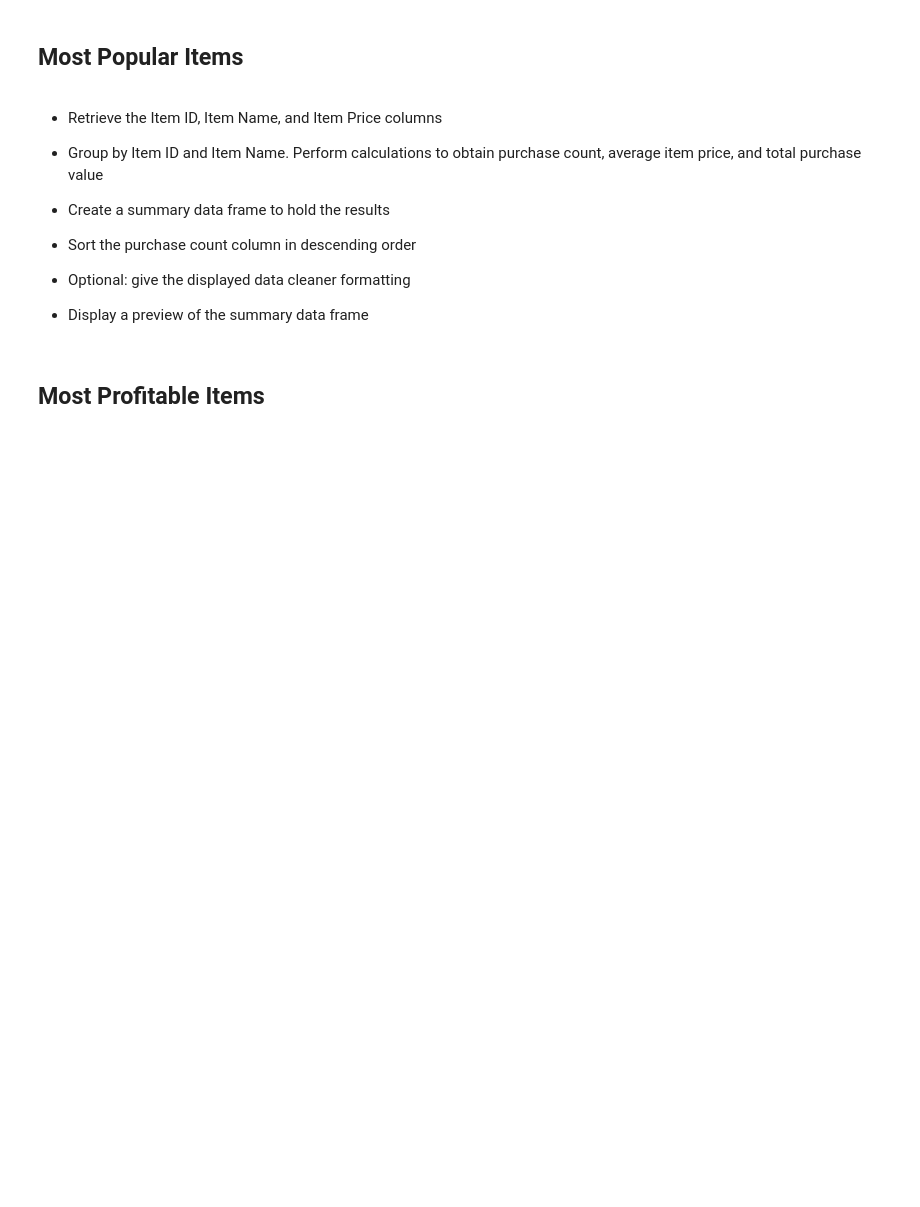
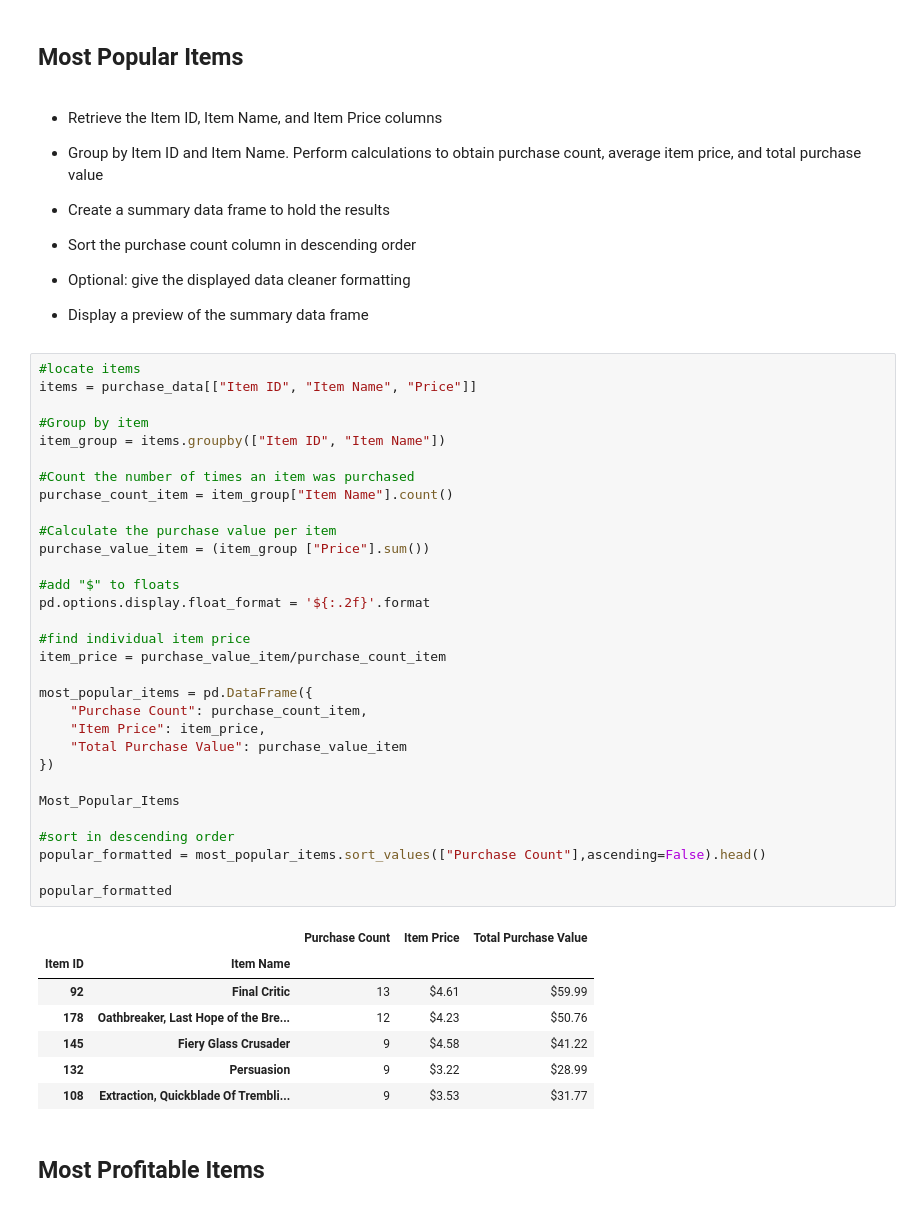
Before and after one commit to keikoyara/pandas-challange, a Jupyter notebook: HeroesOfPymoli_starter.ipynb, the cells around one changed output. Cells and saved outputs as stored; diff of their text form; blank space fills up the shorter version.

```diff
--- a/HeroesOfPymoli_starter.ipynb
+++ b/HeroesOfPymoli_starter.ipynb
@@ -258,6 +328,45 @@ age_demo
 
 
 * Display a preview of the summary data frame
+# %%
+#locate items
+items = purchase_data[["Item ID", "Item Name", "Price"]]
+
+#Group by item
+item_group = items.groupby(["Item ID", "Item Name"])
+
+#Count the number of times an item was purchased
+purchase_count_item = item_group["Item Name"].count()
+
+#Calculate the purchase value per item
+purchase_value_item = (item_group ["Price"].sum())
+
+#add "$" to floats
+pd.options.display.float_format = '${:.2f}'.format
+
+#find individual item price
+item_price = purchase_value_item/purchase_count_item
+
+most_popular_items = pd.DataFrame({
+    "Purchase Count": purchase_count_item,
+    "Item Price": item_price,
+    "Total Purchase Value": purchase_value_item
+})
+
+Most_Popular_Items
+
+#sort in descending order
+popular_formatted = most_popular_items.sort_values(["Purchase Count"],ascending=False).head()
+
+popular_formatted
+# %% [output]
+|  |  | Purchase Count | Item Price | Total Purchase Value |
+| Item ID | Item Name |  |  |  |
+| 92 | Final Critic | 13 | $4.61 | $59.99 |
+| 178 | Oathbreaker, Last Hope of the Bre... | 12 | $4.23 | $50.76 |
+| 145 | Fiery Glass Crusader | 9 | $4.58 | $41.22 |
+| 132 | Persuasion | 9 | $3.22 | $28.99 |
+| 108 | Extraction, Quickblade Of Trembli... | 9 | $3.53 | $31.77 |
 # %% [markdown]
 ## Most Profitable Items
 # %% [markdown]
```
Also changed, not shown: parts of 6 cells of this notebook.
